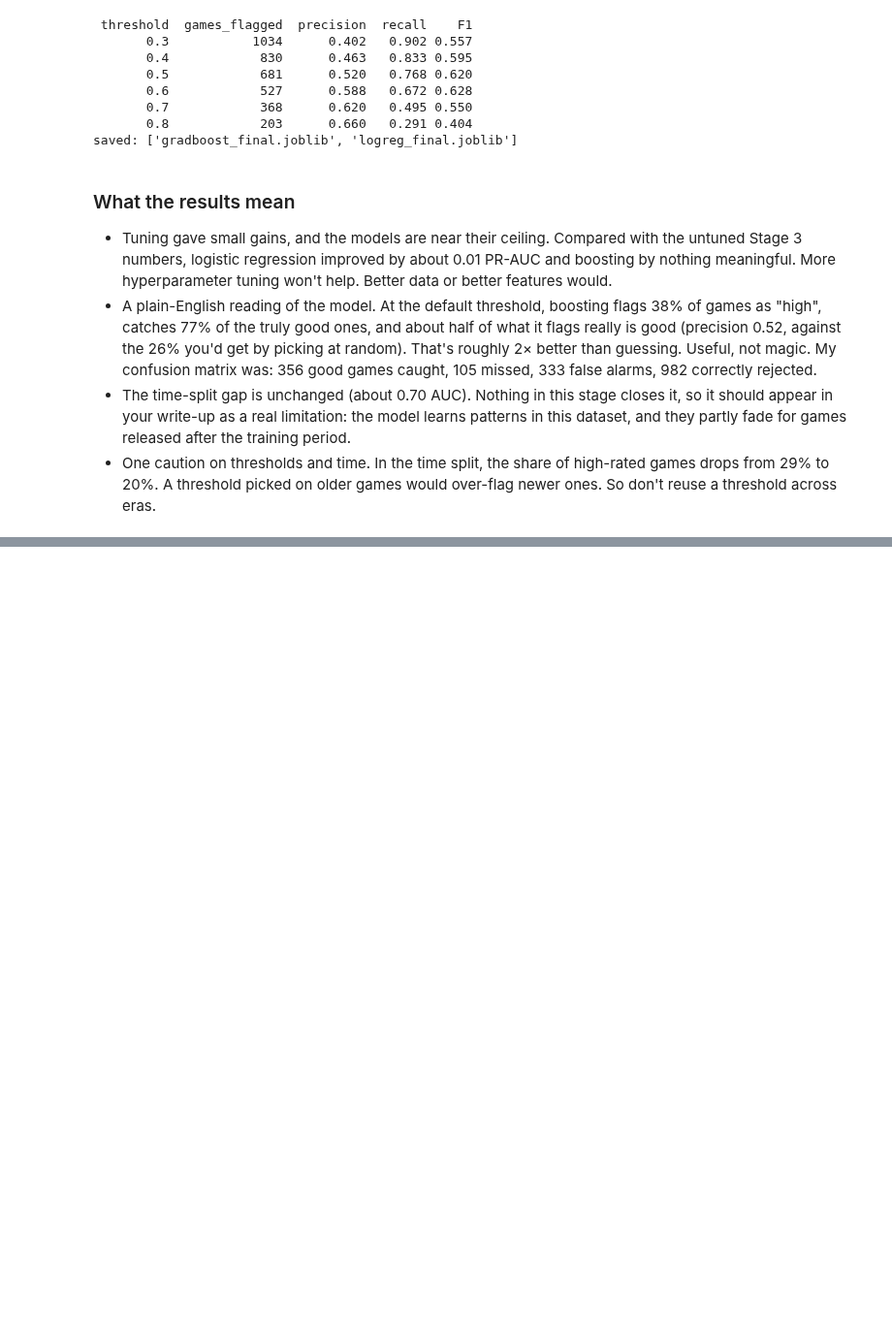
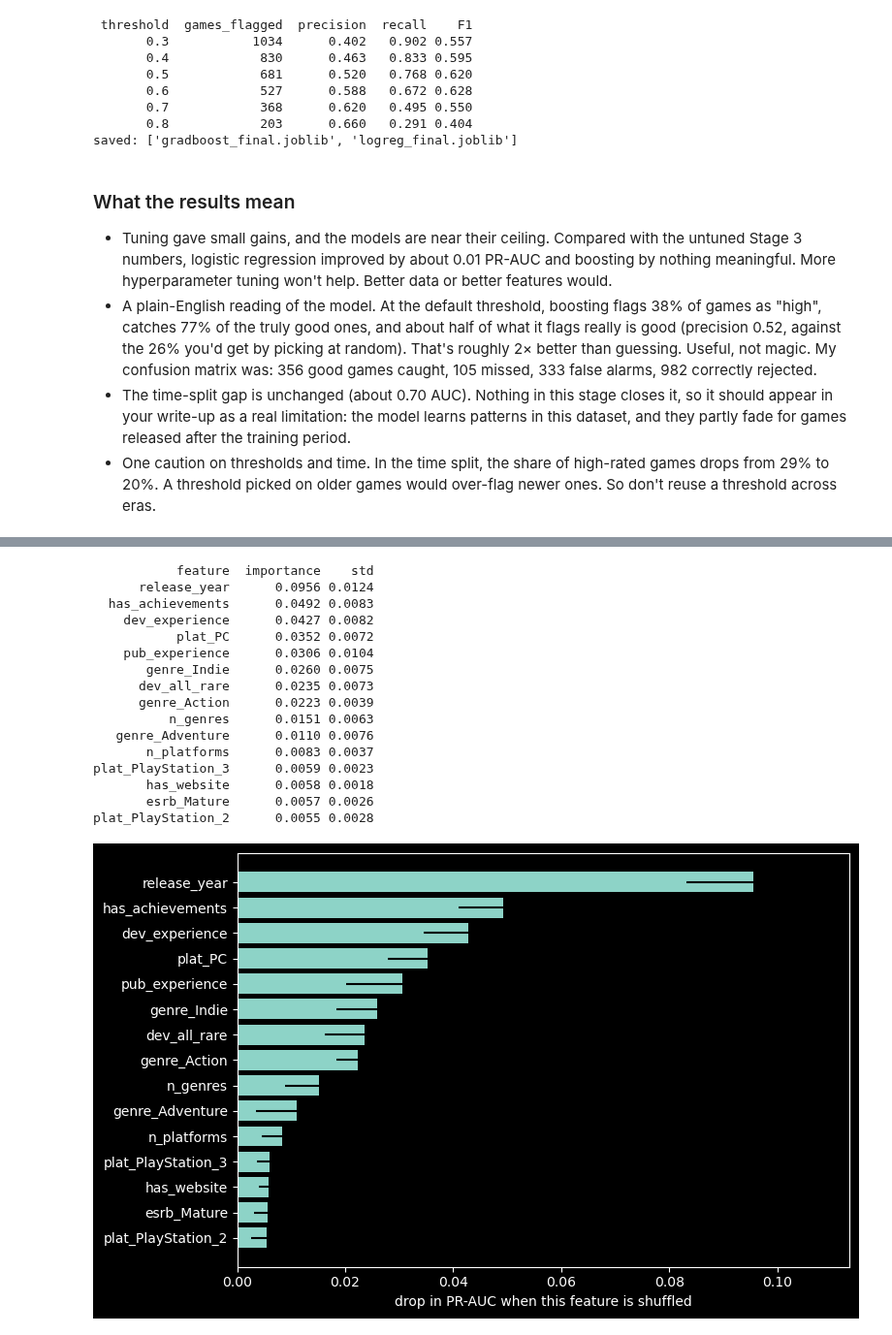
Before and after one commit to anushka-rodrigo/Gamified_ML, a Jupyter notebook: notebook/gamifiedML.ipynb, the cells around one changed output, grey strips where cells are left out. Shown at 97% size. Saved outputs shown, nothing was run; the diff lists cells and outputs as text; code cells hidden in the pictures; blank space fills up the shorter version.

```diff
--- a/notebook/gamifiedML.ipynb
+++ b/notebook/gamifiedML.ipynb
@@ -979,0 +997,34 @@ saved: ['gradboost_final.joblib', 'logreg_final.joblib']
+# %%
+# what gradient boosting relies on (individual features)
+from sklearn.inspection import permutation_importance
+
+pi = permutation_importance(m_gb, X_te[LEAN_FEATURES], y_te, scoring='average_precision',
+                            n_repeats=10, random_state=42, n_jobs=-1)
+pi_df = pd.DataFrame({'feature': LEAN_FEATURES, 'importance': pi.importances_mean,
+                      'std': pi.importances_std}).sort_values('importance', ascending=False)
+print(pi_df.head(15).round(4).to_string(index=False))
+
+top = pi_df.head(15).iloc[::-1]
+plt.figure(figsize=(8, 5))
+plt.barh(top['feature'], top['importance'], xerr=top['std'])
+plt.xlabel('drop in PR-AUC when this feature is shuffled')
+plt.tight_layout()
+plt.show()
+# %% [output]
+           feature  importance    std
+      release_year      0.0956 0.0124
+  has_achievements      0.0492 0.0083
+    dev_experience      0.0427 0.0082
+           plat_PC      0.0352 0.0072
+    pub_experience      0.0306 0.0104
+       genre_Indie      0.0260 0.0075
+      dev_all_rare      0.0235 0.0073
+      genre_Action      0.0223 0.0039
+          n_genres      0.0151 0.0063
+   genre_Adventure      0.0110 0.0076
+       n_platforms      0.0083 0.0037
+plat_PlayStation_3      0.0059 0.0023
+       has_website      0.0058 0.0018
+       esrb_Mature      0.0057 0.0026
+plat_PlayStation_2      0.0055 0.0028
+[figure, added]
```
Also changed, not shown: parts of 6 cells of this notebook.
